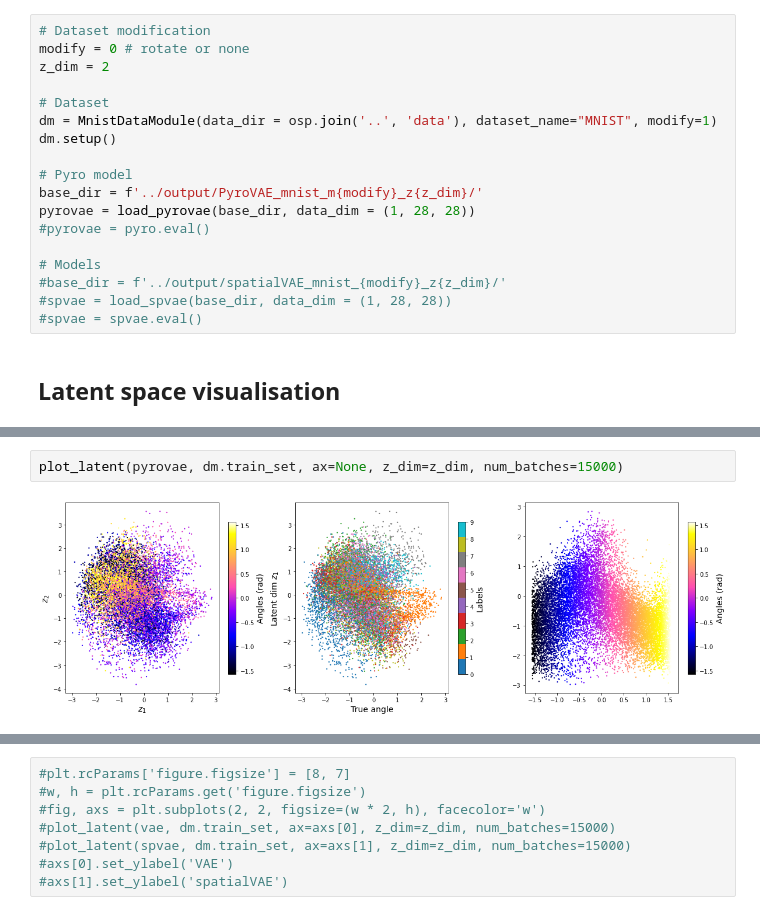
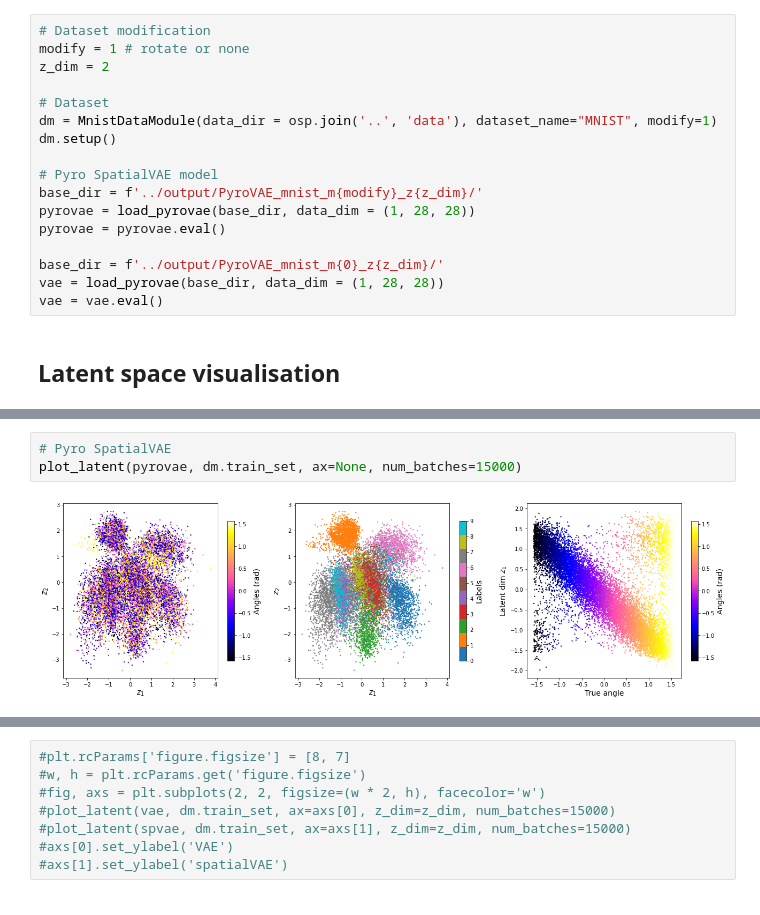
Before and after one commit to andreaskapou/spatialDGM, a Jupyter notebook: notebooks/l_pyrovae_rot_mnist.ipynb, the cells around one changed output, grey strips where cells are left out. Drawn from its saved outputs; the diff is of its cells as text.

Commit message:
Update models

```diff
--- a/notebooks/l_pyrovae_rot_mnist.ipynb
+++ b/notebooks/l_pyrovae_rot_mnist.ipynb
@@ -30,21 +30,20 @@ Global seed set to 123
 # Load trained model and MNIST dataset
 # %%
 # Dataset modification
-modify = 0 # rotate or none
+modify = 1 # rotate or none
 z_dim = 2
 
 # Dataset
 dm = MnistDataModule(data_dir = osp.join('..', 'data'), dataset_name="MNIST", modify=1)
 dm.setup()
 
-# Pyro model
+# Pyro SpatialVAE model
 base_dir = f'../output/PyroVAE_mnist_m{modify}_z{z_dim}/'
 pyrovae = load_pyrovae(base_dir, data_dim = (1, 28, 28))
-#pyrovae = pyro.eval()
+pyrovae = pyrovae.eval()
 
-# Models
-#base_dir = f'../output/spatialVAE_mnist_{modify}_z{z_dim}/'
-#spvae = load_spvae(base_dir, data_dim = (1, 28, 28))
-#spvae = spvae.eval()
+base_dir = f'../output/PyroVAE_mnist_m{0}_z{z_dim}/'
+vae = load_pyrovae(base_dir, data_dim = (1, 28, 28))
+vae = vae.eval()
 # %% [markdown]
 ## Latent space visualisation
@@ -51,4 +55,5 @@ pyrovae = load_pyrovae(base_dir, data_dim = (1, 28, 28))
 # %%
-plot_latent(pyrovae, dm.train_set, ax=None, z_dim=z_dim, num_batches=15000)
+# Pyro SpatialVAE
+plot_latent(pyrovae, dm.train_set, ax=None, num_batches=15000)
 # %% [output]
-[figure, old version]
+[figure, new version]
```
Also changed, not shown: parts of 8 cells of this notebook, 5 other files.
